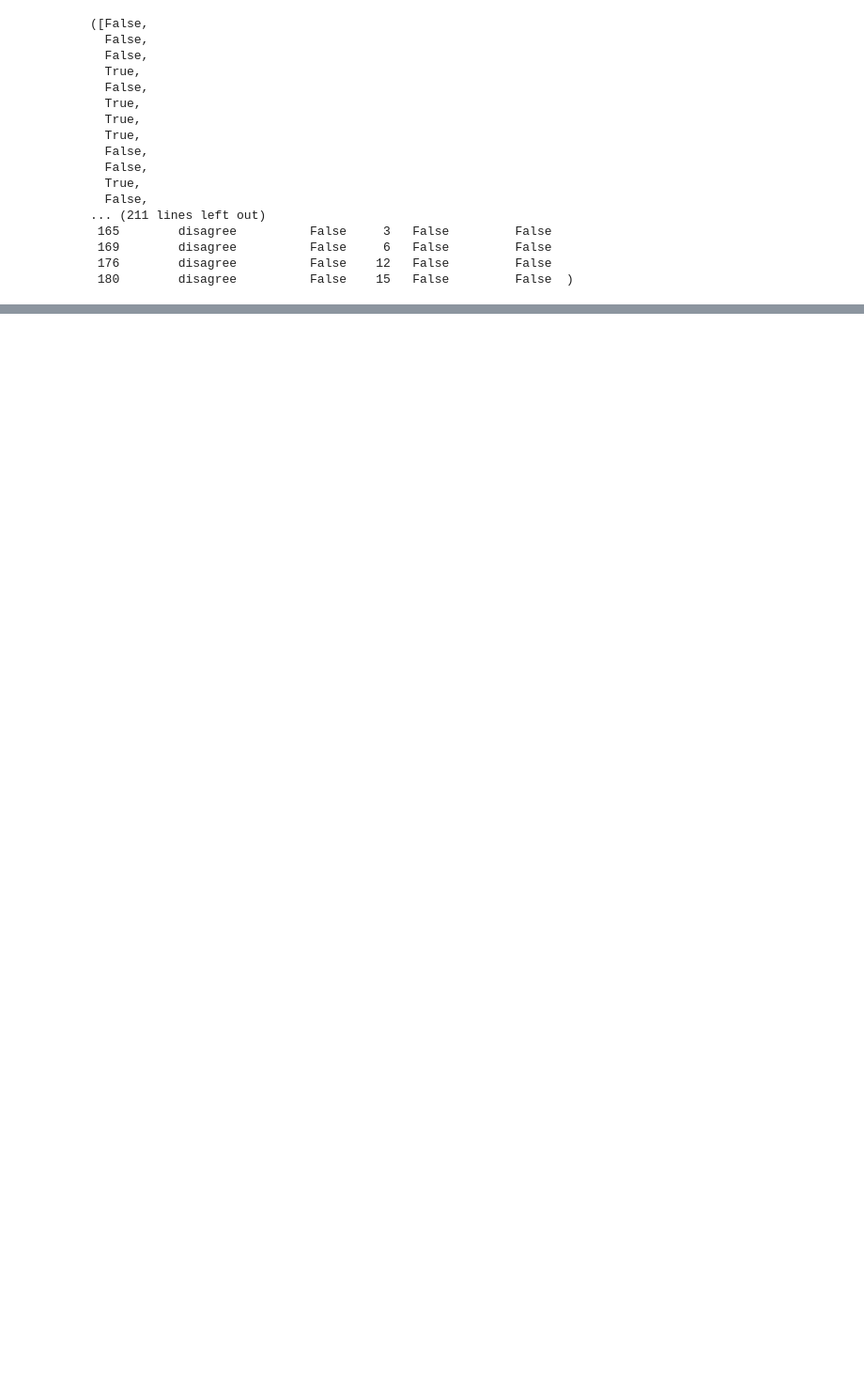
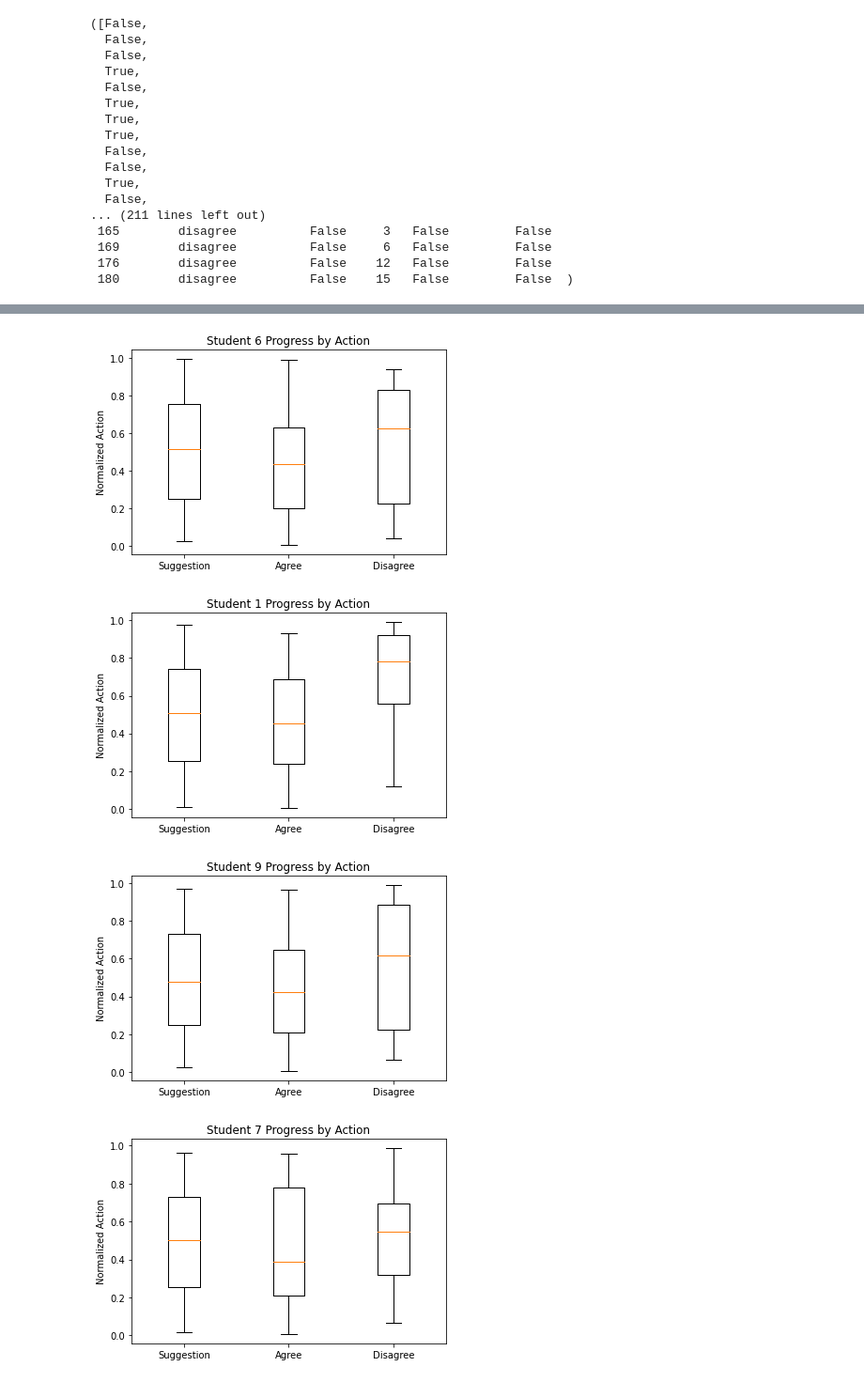
Before and after one commit to utku-norman/justhink-preexp-analysis, a Jupyter notebook: analysis/notebooks/4-perform-error-analysis-across-collaborative-activities-and-attempts.ipynb, the cells around one changed output, grey strips where cells are left out. Shown at 94% size. Cells and saved outputs as stored; diff of their text form; code cells hidden in the pictures; blank space fills up the shorter version.

```diff
--- a/analysis/notebooks/4-perform-error-analysis-across-collaborative-activities-and-attempts.ipynb
+++ b/analysis/notebooks/4-perform-error-analysis-across-collaborative-activities-and-attempts.ipynb
@@ -1345,0 +1213,35 @@ d -0.7142857142857143
+# %%
+average_medians = []
+average_s = []
+average_a = []
+average_d = []
+for student,sad in sad_dict.items():
+    actions = ['S','A','D']
+    medians = []
+    for action,a in sad.items():
+        print("Action",action)
+        print("Q1 quantile of Student",student,"suggestions: ", np.quantile(sad[action], .25, interpolation='midpoint'))
+        print("Q2 quantile of Student",student,"suggestions: ", np.quantile(sad[action], .50, interpolation='midpoint'))
+        print("Q3 quantile of Student",student,"suggestions: ", np.quantile(sad[action], .75, interpolation='midpoint'))
+        print("Q4 quantile of Student",student,"suggestions: ", np.quantile(sad[action], 1.0, interpolation='midpoint'))
+        print("Median:",np.median(sad[action]),'\n')
+        medians.append(np.median(sad[action]))
+
+    average_s.append(np.median(sad['S']))
+    average_a.append(np.median(sad['A']))
+    average_d.append(np.median(sad['D']))
+
+    avg_median = sum(medians) / len(medians)
+    print('Average median:',avg_median,'\n\n')
+    average_medians.append(avg_median)
+
+
+total_avg = sum(average_medians) / len(average_medians)
+total_s = sum(average_s) / len(average_s)
+total_a = sum(average_a) / len(average_a)
+total_d = sum(average_d) / len(average_d)
+
+print('Average S medians:',total_s)
+print('Average A medians:',total_a)
+print('Average D medians:',total_d)
+print('Average of all medians:', total_avg)
@@ -1345,0 +1266,13 @@ d -0.7142857142857143
+# %%
+for student,sad in sad_dict.items():
+    fig, ax = plt.subplots()
+    title = 'Student '+str(student) + ' Progress by Action'
+    ax.set_title(title)
+    ax.boxplot([sad['S'],sad['A'],sad['D']])
+    ax.set_xticklabels(['Suggestion','Agree','Disagree'])
+    ax.set_ylabel('Normalized Action')
+# %% [output]
+[figure, added]
+[figure, added]
+[figure, added]
+[figure, added]
```
Also changed, not shown: parts of 53 cells of this notebook, 4 other files.
